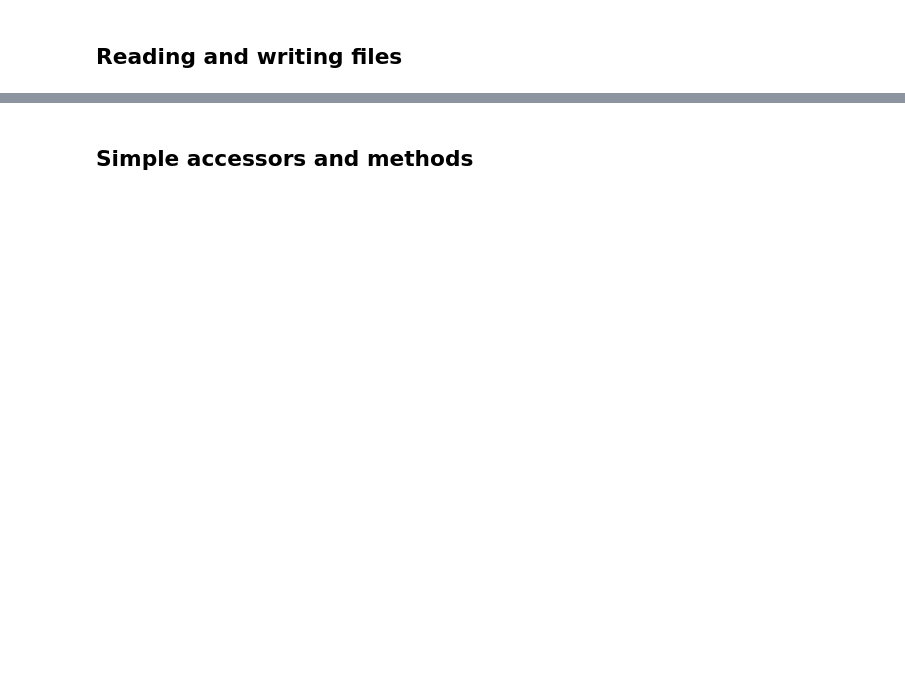
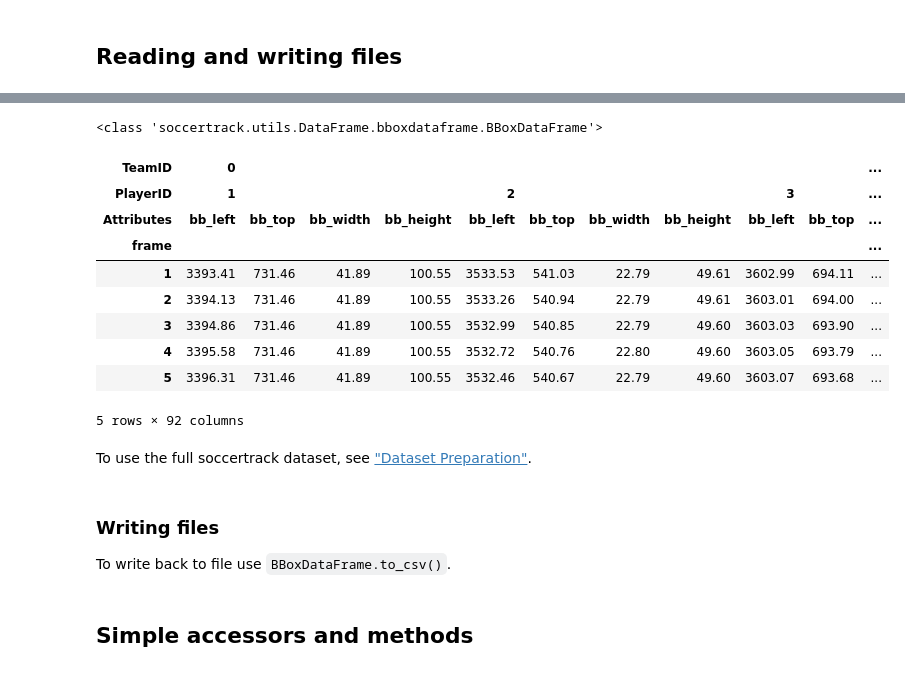
Before and after one commit to AtomScott/SportsLabKit, a Jupyter notebook: notebooks/01_get_started/introduction_to_soccertrack.ipynb, the cells around one changed output, grey strips where cells are left out. Drawn from its saved outputs; the diff is of its cells as text; code cells hidden in the pictures; blank space fills up the shorter version.

Commit message:
add chapter 2 & 3 on intro to soccertrack

```diff
--- a/notebooks/01_get_started/introduction_to_soccertrack.ipynb
+++ b/notebooks/01_get_started/introduction_to_soccertrack.ipynb
@@ -42,0 +67,9 @@ The main difference is that the CoordinateDataFrame has comes built-in with that
+# %%
+import soccertrack
+
+path_to_csv = soccertrack.datasets.get_path('soccertrack sample', type='csv')
+bbdf = soccertrack.load_df(path_to_csv)
+
+print(type(bbdf))
+bbdf.head()
+# %% [output]
@@ -42,0 +77,17 @@ The main difference is that the CoordinateDataFrame has comes built-in with that
+<class 'soccertrack.utils.DataFrame.bboxdataframe.BBoxDataFrame'>
+| TeamID | 0 |  |  |  |  |  |  |  |  |  | ... |
+| PlayerID | 1 |  |  |  | 2 |  |  |  | 3 |  | ... |
+| Attributes | bb_left | bb_top | bb_width | bb_height | bb_left | bb_top | bb_width | bb_height | bb_left | bb_top | ... |
+| frame |  |  |  |  |  |  |  |  |  |  | ... |
+| 1 | 3393.41 | 731.46 | 41.89 | 100.55 | 3533.53 | 541.03 | 22.79 | 49.61 | 3602.99 | 694.11 | ... |
+| 2 | 3394.13 | 731.46 | 41.89 | 100.55 | 3533.26 | 540.94 | 22.79 | 49.61 | 3603.01 | 694.00 | ... |
+| 3 | 3394.86 | 731.46 | 41.89 | 100.55 | 3532.99 | 540.85 | 22.79 | 49.60 | 3603.03 | 693.90 | ... |
+| 4 | 3395.58 | 731.46 | 41.89 | 100.55 | 3532.72 | 540.76 | 22.80 | 49.60 | 3603.05 | 693.79 | ... |
+| 5 | 3396.31 | 731.46 | 41.89 | 100.55 | 3532.46 | 540.67 | 22.79 | 49.60 | 3603.07 | 693.68 | ... |
+5 rows × 92 columns
+# %% [markdown]
+To use the full soccertrack dataset, see ["Dataset Preparation"](../../01_get_started/dataset_preparation.html).
+# %% [markdown]
+### Writing files
+
+To write back to file use `BBoxDataFrame.to_csv()`.
```
Also changed, not shown: parts of 25 cells of this notebook, 12 other files.
